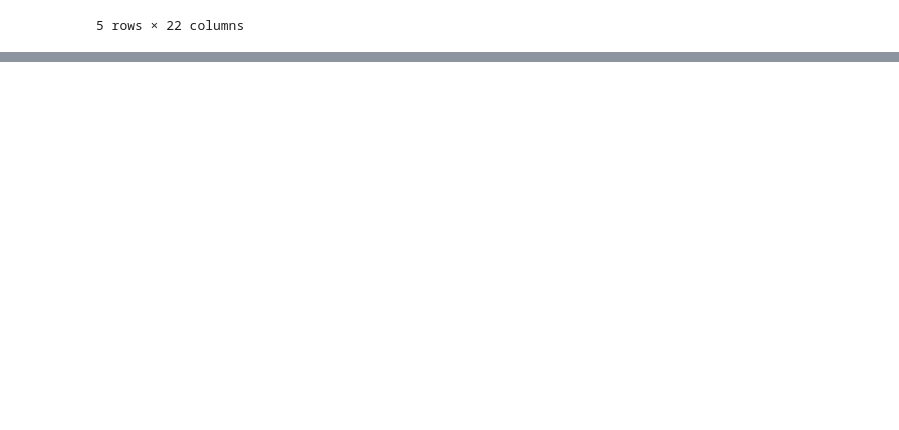
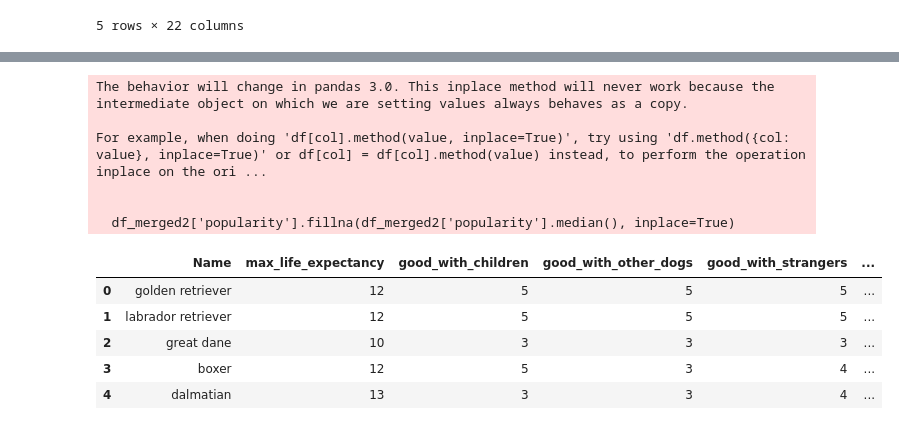
Before and after one commit to karencfisher/dog-app, a Jupyter notebook: notebooks/breeds2.ipynb, the cells around one changed output, grey strips where cells are left out. Saved outputs shown, nothing was run; the diff lists cells and outputs as text; code cells hidden in the pictures; blank space fills up the shorter version.

```diff
--- a/notebooks/breeds2.ipynb
+++ b/notebooks/breeds2.ipynb
@@ -101,0 +123,31 @@ df_merged2.head()
+# %%
+# make column with size of the dog from max_height and max_weight
+df_merged2['size'] = df_merged2['max_height'] * df_merged2['max_weight']
+
+# bin the size into 5 text categories
+df_merged2['size'] = pd.cut(df_merged2['size'], bins=5, labels=['small', 'medium-small', 'medium', 'medium-large', 'large'])
+
+# bin popularit into 5 text categories
+df_merged2['popularity'] = pd.to_numeric(df_merged2['popularity'], errors='coerce')
+df_merged2['popularity'].astype('float64')
+df_merged2['popularity'].fillna(df_merged2['popularity'].median(), inplace=True)
+df_merged2['popularity'] = pd.cut(df_merged2['popularity'], bins=5, labels=['very low', 'low', 'medium', 'high', 'very high'])
+
+for col in df_merged2.select_dtypes(include=['object']):
+    df_merged2[col] = df_merged2[col].fillna("unknown")
+
+df_merged2.drop(columns=['min_height', 'max_height', 'min_weight', 'max_weight'], inplace=True)
+df_merged2.head()
+# %% [output]
+The behavior will change in pandas 3.0. This inplace method will never work because the intermediate object on which we are setting values always behaves as a copy.
+
+For example, when doing 'df[col].method(value, inplace=True)', try using 'df.method({col: value}, inplace=True)' or df[col] = df[col].method(value) instead, to perform the operation inplace on the ori ...
+
+
+  df_merged2['popularity'].fillna(df_merged2['popularity'].median(), inplace=True)
+|  | Name | max_life_expectancy | good_with_children | good_with_other_dogs | good_with_strangers | ... |
+| 0 | golden retriever | 12 | 5 | 5 | 5 | ... |
+| 1 | labrador retriever | 12 | 5 | 5 | 5 | ... |
+| 2 | great dane | 10 | 3 | 3 | 3 | ... |
+| 3 | boxer | 12 | 5 | 3 | 4 | ... |
+| 4 | dalmatian | 13 | 3 | 3 | 4 | ... |
```
Also changed, not shown: parts of 8 cells of this notebook, 42 other files.
